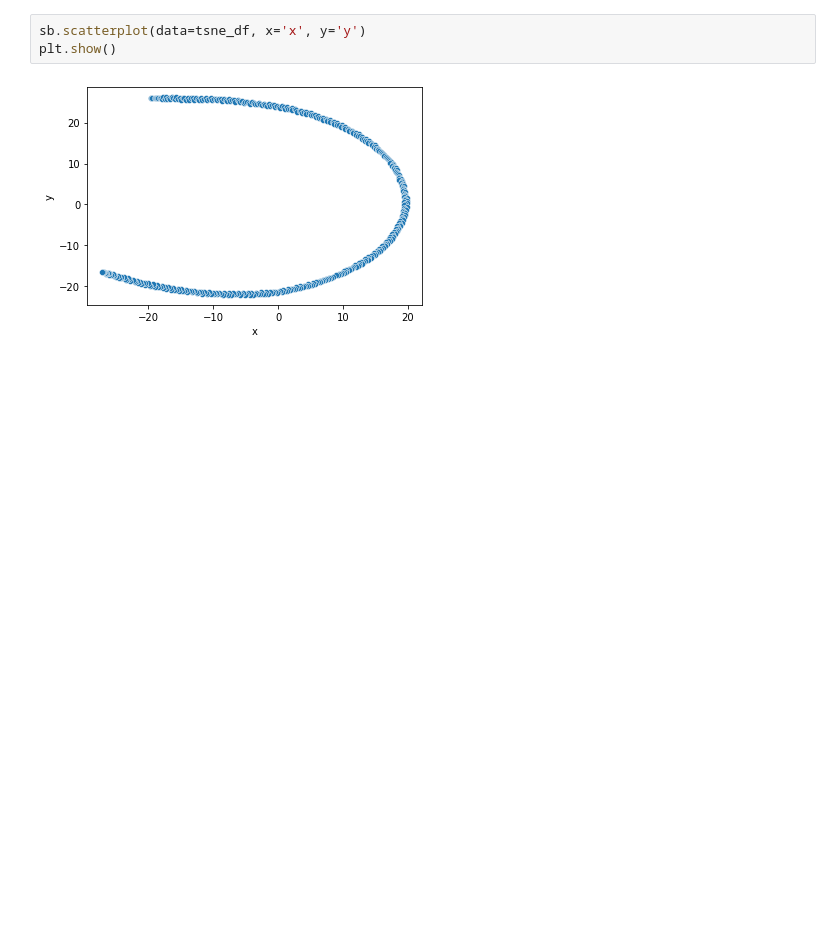
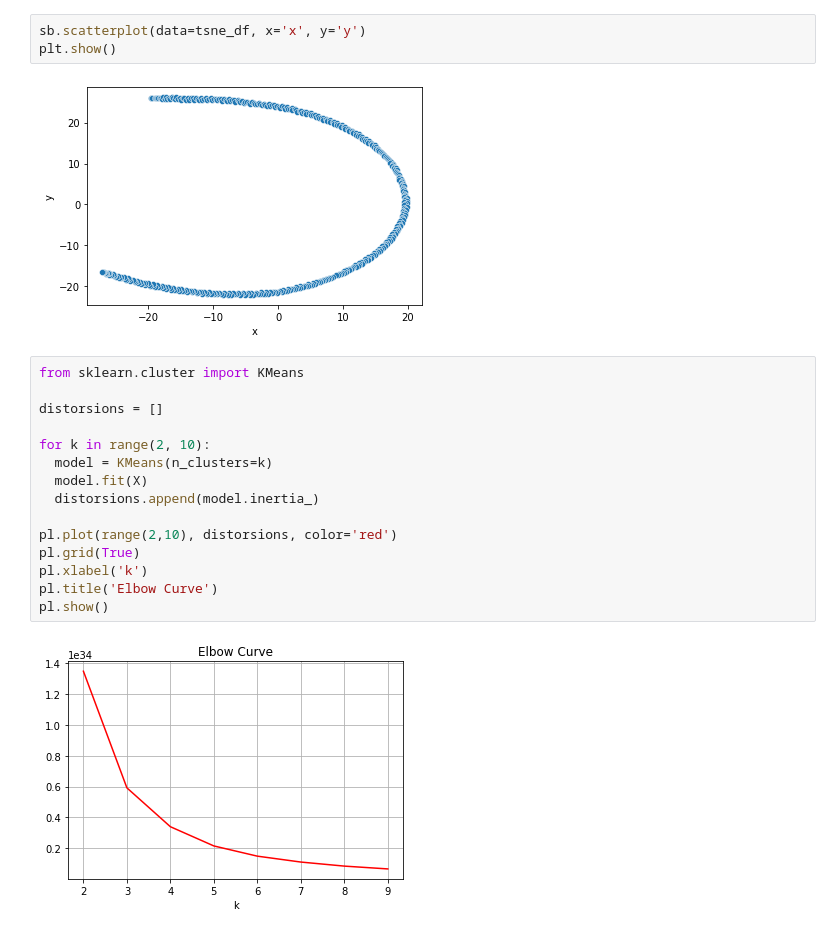
Before and after one commit to lluk4z/IF697-CienciaDeDados, a Jupyter notebook: Projeto02.ipynb, the cells around one changed output. Saved outputs shown, nothing was run; the diff lists cells and outputs as text; blank space fills up the shorter version.

```diff
--- a/Projeto02.ipynb
+++ b/Projeto02.ipynb
@@ -89,3 +89,20 @@ sb.scatterplot(data=tsne_df, x='x', y='y')
 plt.show()
 # %% [output]
 [figure]
+# %%
+from sklearn.cluster import KMeans
+
+distorsions = []
+
+for k in range(2, 10):
+  model = KMeans(n_clusters=k)
+  model.fit(X)
+  distorsions.append(model.inertia_)
+
+pl.plot(range(2,10), distorsions, color='red')
+pl.grid(True)
+pl.xlabel('k')
+pl.title('Elbow Curve')
+pl.show()
+# %% [output]
+[figure, added]
```
Also changed, not shown: parts of 2 cells of this notebook.
